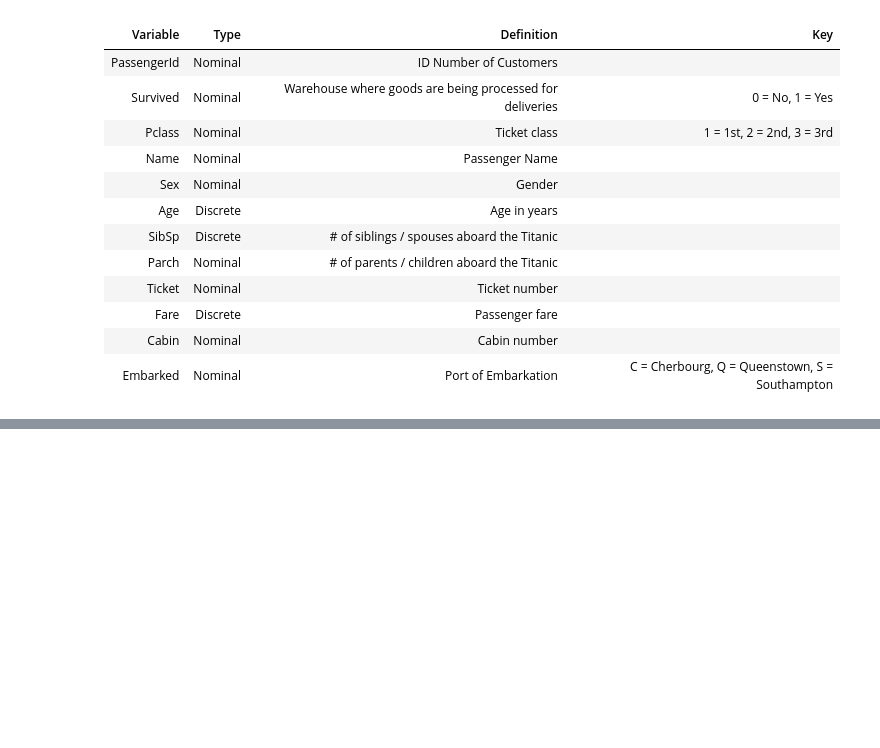
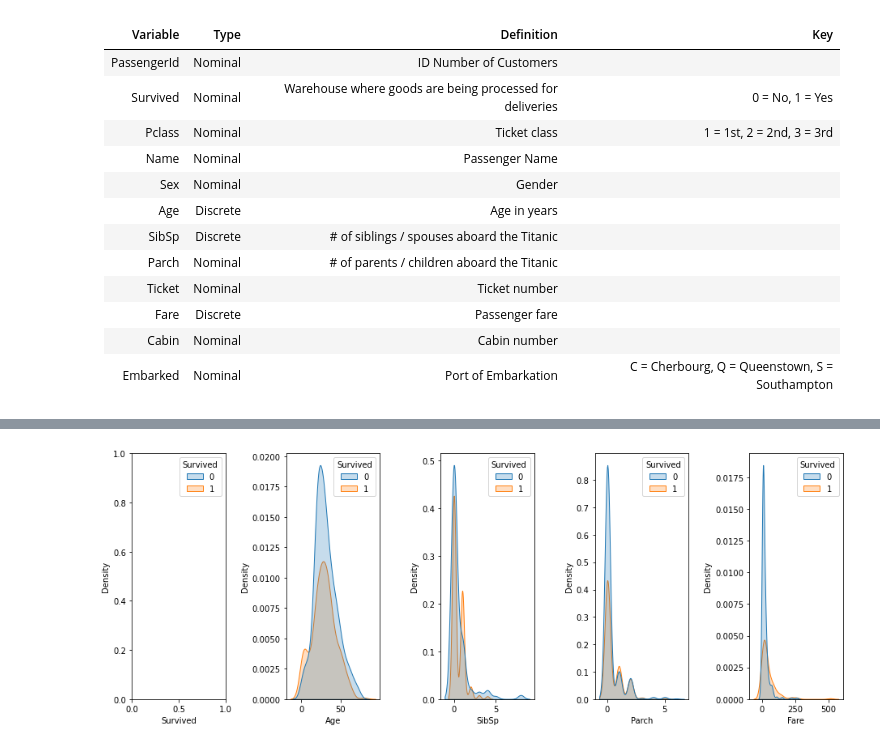
Before and after one commit to edwardjacob2315/Titanic-Data-Logistic-Regresstion, a Jupyter notebook: Titanic.ipynb, the cells around one changed output, grey strips where cells are left out. Saved outputs shown, nothing was run; the diff lists cells and outputs as text; code cells hidden in the pictures; blank space fills up the shorter version.

```diff
--- a/Titanic.ipynb
+++ b/Titanic.ipynb
@@ -71,0 +165,9 @@ memory usage: 83.7+ KB
+# %%
+#Data Distribution View to the target
+plt.figure(figsize=(13, 5))
+for i in range(0, len(nums_col)):
+    plt.subplot(1, len(nums_col), i+1)
+    sns.kdeplot(data=df_train, x=df_train[nums_col[i]], hue='Survived', fill='True')
+    plt.tight_layout()
+# %% [output]
+[figure, added]
```
Also changed, not shown: parts of 42 cells of this notebook.
